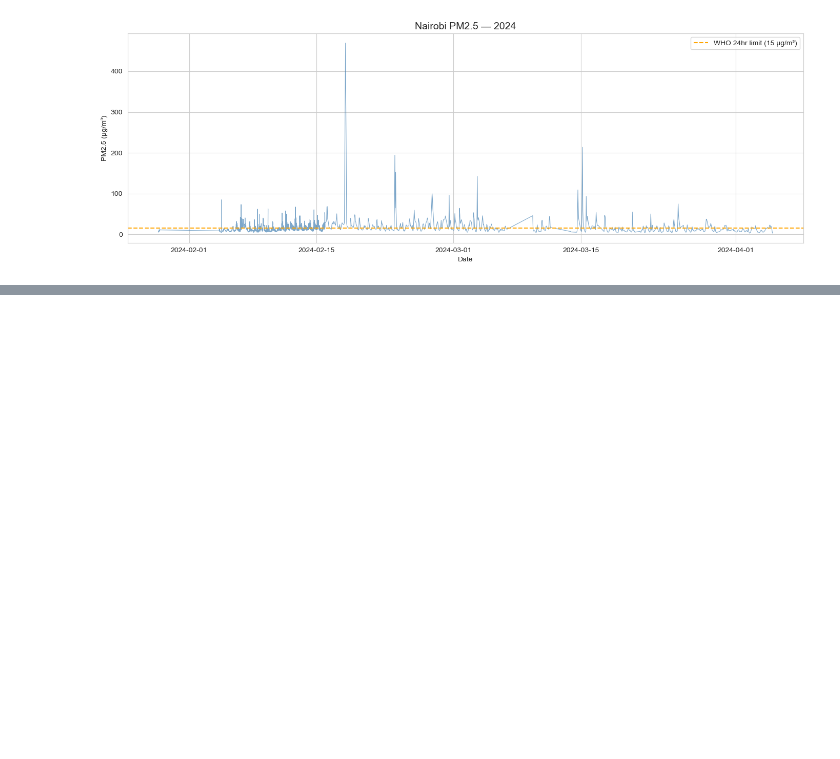
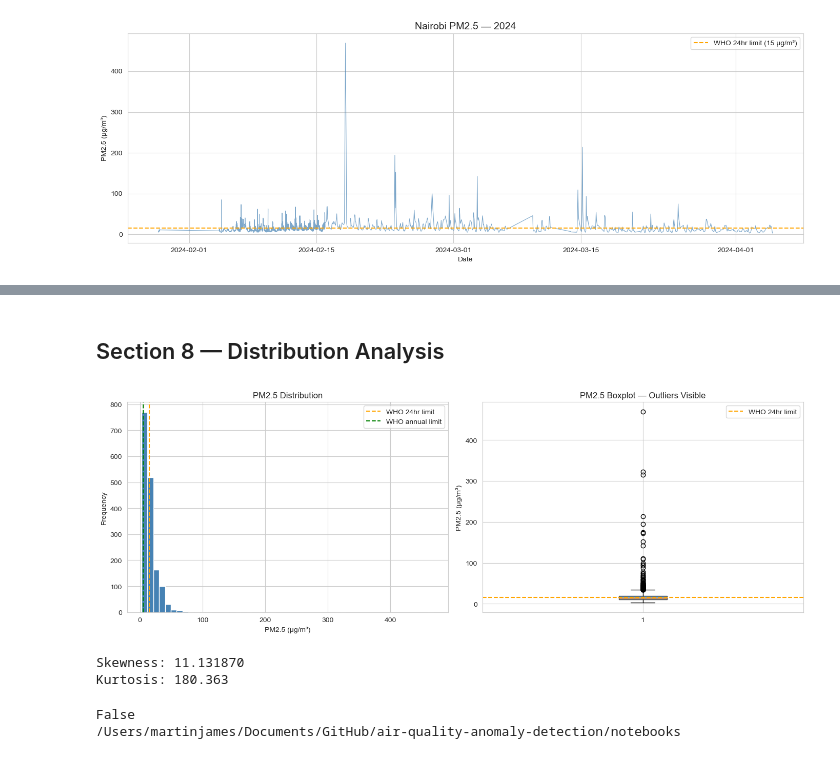
Before and after one commit to M20Jay/air-quality-anomaly-detection, a Jupyter notebook: notebooks/01_EDA.ipynb, the cells around one changed output, grey strips where cells are left out. Cells and saved outputs as stored; diff of their text form; code cells hidden in the pictures; blank space fills up the shorter version.

Commit message:
feat: add screenshots folder and save EDA charts

```diff
--- a/notebooks/01_EDA.ipynb
+++ b/notebooks/01_EDA.ipynb
@@ -195,0 +202,10 @@ plt.show()
+# %%
+# datetime is already the index
+# Resample to hourly frequency — mean of each hour
+df_hourly = df_2024['value'].resample('h').mean()
+
+print(f"Hourly series shape: {df_hourly.shape}")
+print(f"Date range: {df_hourly.index.min()} to {df_hourly.index.max()}")
+print(f"Missing hours: {df_hourly.isnull().sum()}")
+print(f"\nFirst 5 rows:")
+print(df_hourly.head())
@@ -195,0 +225,7 @@ plt.show()
+# %%
+# Fill missing hours using linear interpolation
+df_hourly_filled = df_hourly.interpolate(method='linear')
+
+print(f"Missing after fill: {df_hourly_filled.isnull().sum()}")
+print(f"\nValue statistics after fill:")
+print(df_hourly_filled.describe())
@@ -195,0 +245,41 @@ plt.show()
+# %% [markdown]
+## Section 8 — Distribution Analysis
+# %%
+fig,axes = plt.subplots(1,2, figsize=(14,5))
+
+# Histogram
+axes[0].hist(df_hourly_filled, bins=50,color='steelblue', edgecolor='white' )
+axes[0].axvline(x=15, color='orange', linestyle='--', label='WHO 24hr limit')
+axes[0].axvline(x=5, color='green', linestyle='--', label='WHO annual limit')
+axes[0].set_title("PM2.5 Distribution")
+axes[0].set_xlabel('PM2.5 (µg/m³)')
+axes[0].set_ylabel('Frequency')
+axes[0].legend()
+
+#Boxplot
+axes[1].boxplot(df_hourly_filled.dropna(), patch_artist=True,
+                boxprops=dict(facecolor='steelblue',alpha=0.7))
+axes[1].axhline(y=15, color='orange', linestyle='--',label='WHO 24hr limit')
+axes[1].set_title('PM2.5 Boxplot — Outliers Visible')
+axes[1].set_ylabel('PM2.5 (µg/m³)')
+axes[1].legend()
+
+plt.tight_layout()
+# Section 8 — distribution
+plt.savefig('../screenshots/pm25_distribution_boxplot.png',
+            dpi=150, bbox_inches='tight')
+plt.show()
+
+print(f"Skewness: {df_hourly_filled.skew():3f}")
+print(f"Kurtosis: {df_hourly_filled.kurtosis():.3f}")
+# %% [output]
+[figure, added]
+Skewness: 11.131870
+Kurtosis: 180.363
+# %%
+import os
+print(os.path.exists('screenshots'))
+print(os.getcwd())
+# %% [output]
+False
+/Users/martinjames/Documents/GitHub/air-quality-anomaly-detection/notebooks
```
Also changed, not shown: parts of 5 cells of this notebook, 3 other files.
